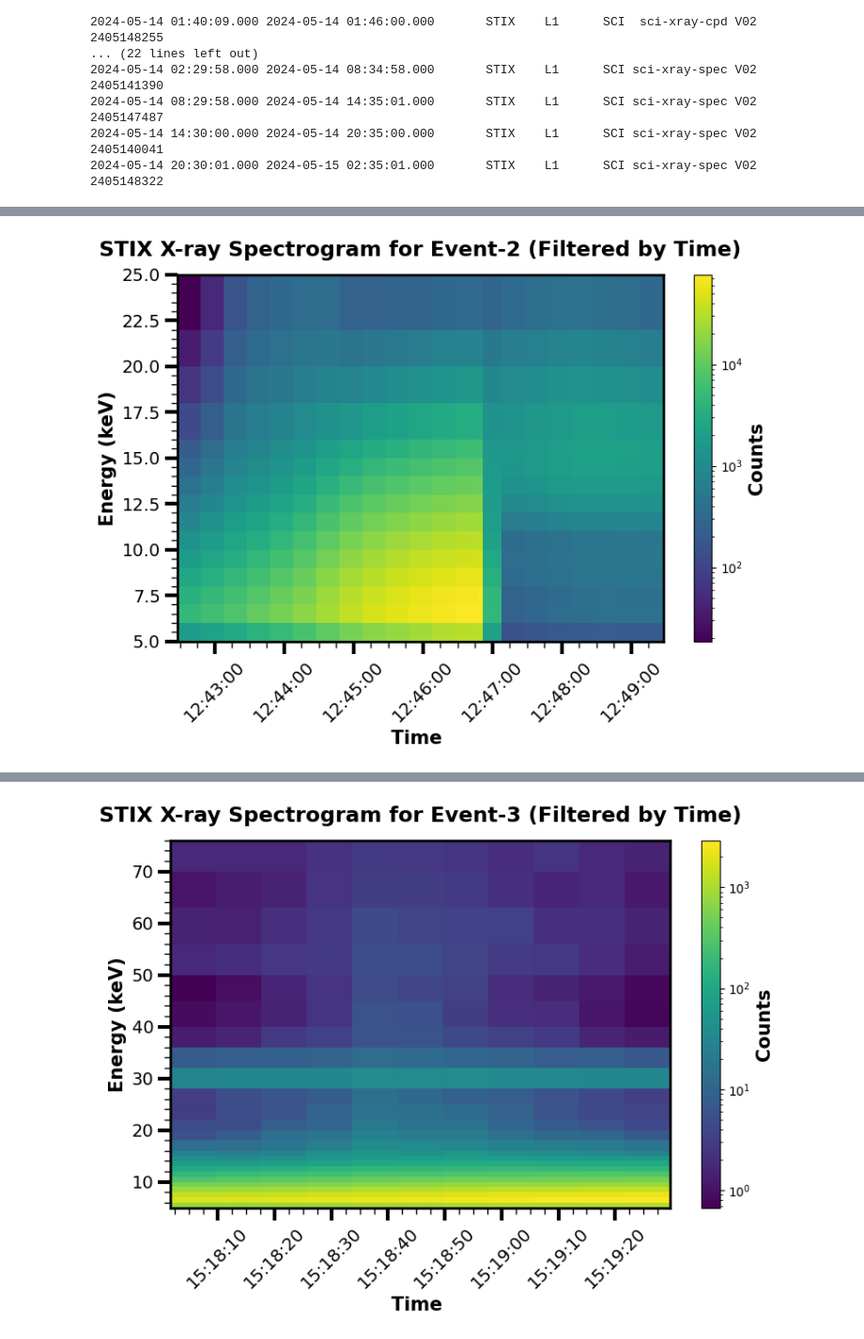
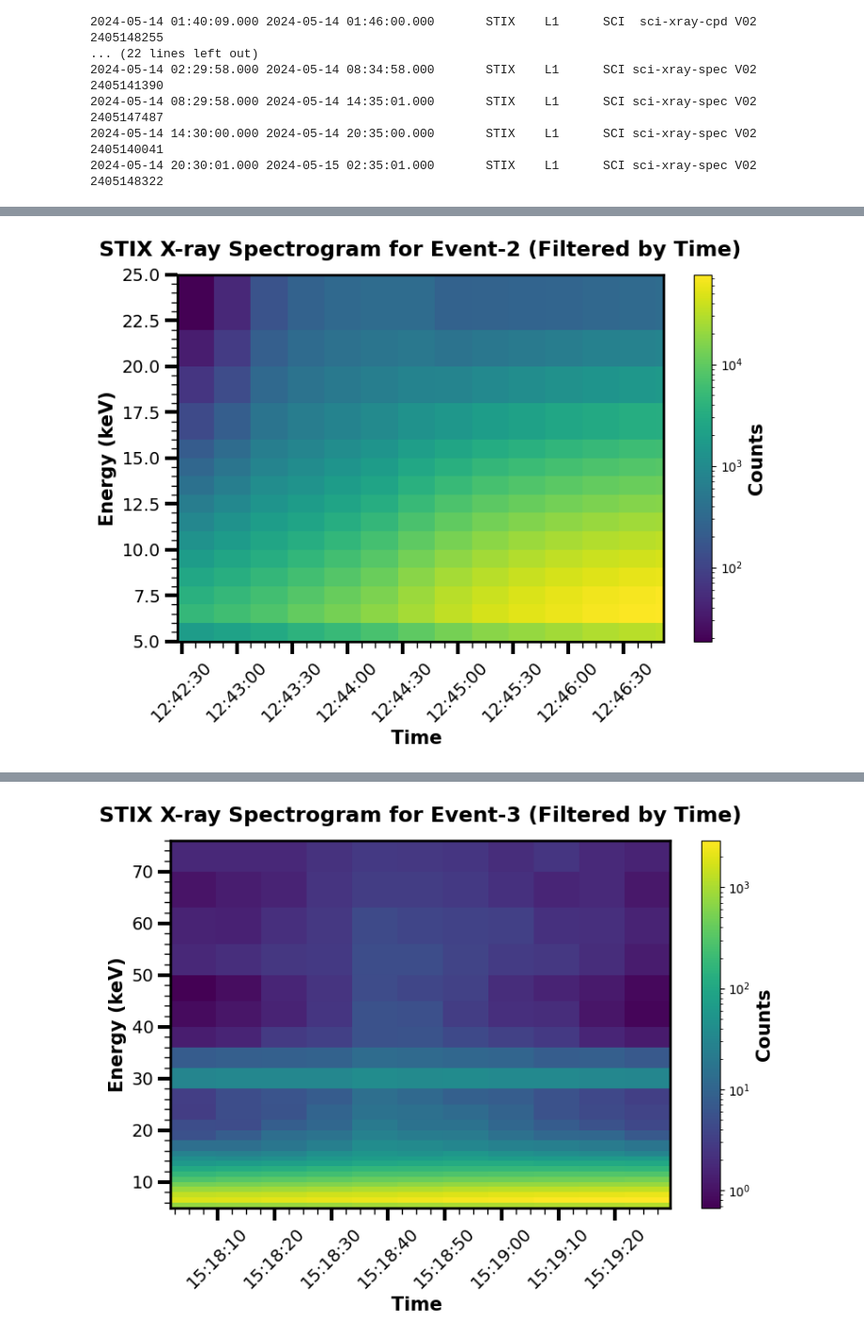
Before and after one commit to MJashwanthNaik/stix-project, a Jupyter notebook: 14_MAY_2024/STIX DATA/Spectograms_2D.ipynb, the cells around one changed output, grey strips where cells are left out. Shown at 94% size. Cells and saved outputs as stored; diff of their text form; code cells hidden in the pictures.

```diff
--- a/14_MAY_2024/STIX DATA/Spectograms_2D.ipynb
+++ b/14_MAY_2024/STIX DATA/Spectograms_2D.ipynb
@@ -139,7 +140,8 @@ spec     # call to check the file details
 
 # Define time range
 start_time = Time('2024-05-14T12:42:30')
-end_time = Time('2024-05-14T12:49:30')
+#end_time = Time('2024-05-14T12:49:30')
+end_time = Time('2024-05-14T12:46:55')  # Filtered
 
 # Extract time indices from spec
 times = Time(spec.data['time'])
@@ -167,32 +169,32 @@ ax.spines["right"].set_linewidth(2)    # Right border
 ax.spines["left"].set_linewidth(2)     # Left border
 ax.spines["bottom"].set_linewidth(2)   # Bottom border
 
 # **Enable Minor Ticks for Better Precision**
 ax.minorticks_on()
 
 # **Make Major and Minor Ticks Thicker**
 ax.tick_params(axis='both', which='major', direction='out', length=8, width=2, labelsize=14)  # Major ticks
 ax.tick_params(axis='both', which='minor', direction='out', length=5, width=1)  # Minor ticks (Thicker)
 
 ax.xaxis.set_tick_params(width=3, length=10)  # Thicker X-axis ticks
 ax.yaxis.set_tick_params(width=3, length=10)  # Thicker Y-axis ticks
 
 # Format and label axes
 ax.set_xlabel("Time ", fontsize=15, fontweight='bold')
 ax.set_ylabel("Energy (keV)", fontsize=15, fontweight='bold')
 ax.set_title("STIX X-ray Spectrogram for Event-2 (Filtered by Time)", fontsize=17, fontweight='bold', pad=15)
 
 plt.xticks(rotation=45)
 plt.tight_layout()
 plt.show()
 
 
 print("start time : ", start_time)
 print("start time : ", end_time)
 
 # Calculate duration
 duration = end_time-start_time
 print("Duration:", duration)
 # %% [output]
-[figure, old version]
+[figure, new version]
 start time :  2024-05-14T12:42:30.000
```
Also changed, not shown: parts of 2 cells of this notebook, 3 other files.
